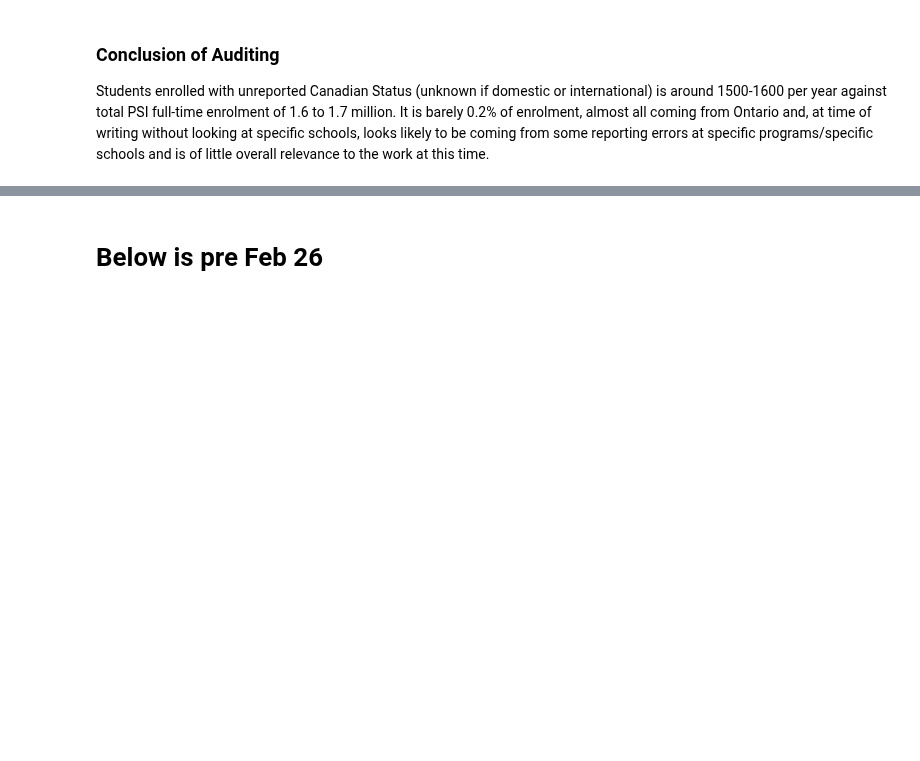
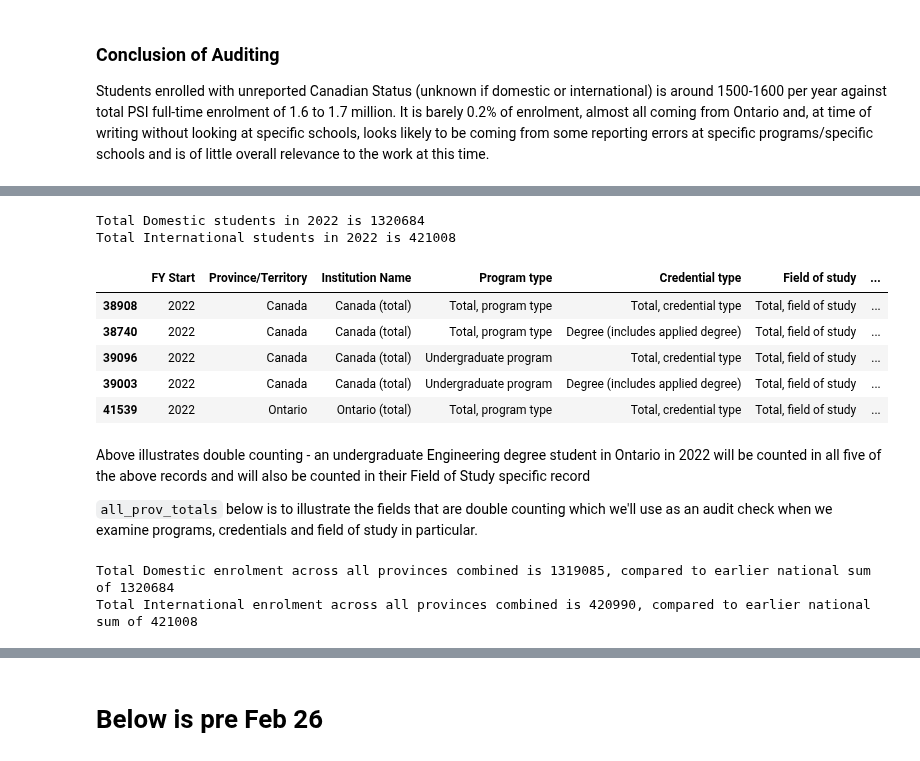
Before and after one commit to tjjdoherty/canadian-psi-project, a Jupyter notebook: program_cred_analysis.ipynb, the cells around one changed output, grey strips where cells are left out. Drawn from its saved outputs; the diff is of its cells as text; code cells hidden in the pictures; blank space fills up the shorter version.

```diff
--- a/program_cred_analysis.ipynb
+++ b/program_cred_analysis.ipynb
@@ -548,0 +572,21 @@ Students enrolled with unreported Canadian Status (unknown if domestic or intern
+# %%
+# The target for domestic enrolment in 2022 is 1.32m and for international is 420k. This is based on the data from the earlier notebook.
+
+print(f"Total Domestic students in 2022 is {canada_dom[canada_dom['FY Start'] == 2022]['Enrolment'].sum()}")
+print(f"Total International students in 2022 is {canada_intl[canada_intl['FY Start'] == 2022]['Enrolment'].sum()}")
+# %% [output]
+Total Domestic students in 2022 is 1320684
+Total International students in 2022 is 421008
+# %%
+cleaned_progs[cleaned_progs['FY Start'] == 2022].sort_values(by='Domestic Enrolment', ascending=False).head(5)
+# %% [output]
+|  | FY Start | Province/Territory | Institution Name | Program type | Credential type | Field of study | ... |
+| 38908 | 2022 | Canada | Canada (total) | Total, program type | Total, credential type | Total, field of study | ... |
+| 38740 | 2022 | Canada | Canada (total) | Total, program type | Degree (includes applied degree) | Total, field of study | ... |
+| 39096 | 2022 | Canada | Canada (total) | Undergraduate program | Total, credential type | Total, field of study | ... |
+| 39003 | 2022 | Canada | Canada (total) | Undergraduate program | Degree (includes applied degree) | Total, field of study | ... |
+| 41539 | 2022 | Ontario | Ontario (total) | Total, program type | Total, credential type | Total, field of study | ... |
+# %% [markdown]
+Above illustrates double counting - an undergraduate Engineering degree student in Ontario in 2022 will be counted in all five of the above records and will also be counted in their Field of Study specific record
+
+`all_prov_totals` below is to illustrate the fields that are double counting which we'll use as an audit check when we examine programs, credentials and field of study in particular.
@@ -548,0 +599,6 @@ Students enrolled with unreported Canadian Status (unknown if domestic or intern
+# %%
+print(f"Total Domestic enrolment across all provinces combined is {all_prov_totals[all_prov_totals['FY Start'] == 2022]['Domestic Enrolment'].sum()}, compared to earlier national sum of {canada_dom[canada_dom['FY Start'] == 2022]['Enrolment'].sum()}")
+print(f"Total International enrolment across all provinces combined is {all_prov_totals[all_prov_totals['FY Start'] == 2022]['International Enrolment'].sum()}, compared to earlier national sum of {canada_intl[canada_intl['FY Start'] == 2022]['Enrolment'].sum()}")
+# %% [output]
+Total Domestic enrolment across all provinces combined is 1319085, compared to earlier national sum of 1320684
+Total International enrolment across all provinces combined is 420990, compared to earlier national sum of 421008
```
Also changed, not shown: parts of 32 cells of this notebook.
